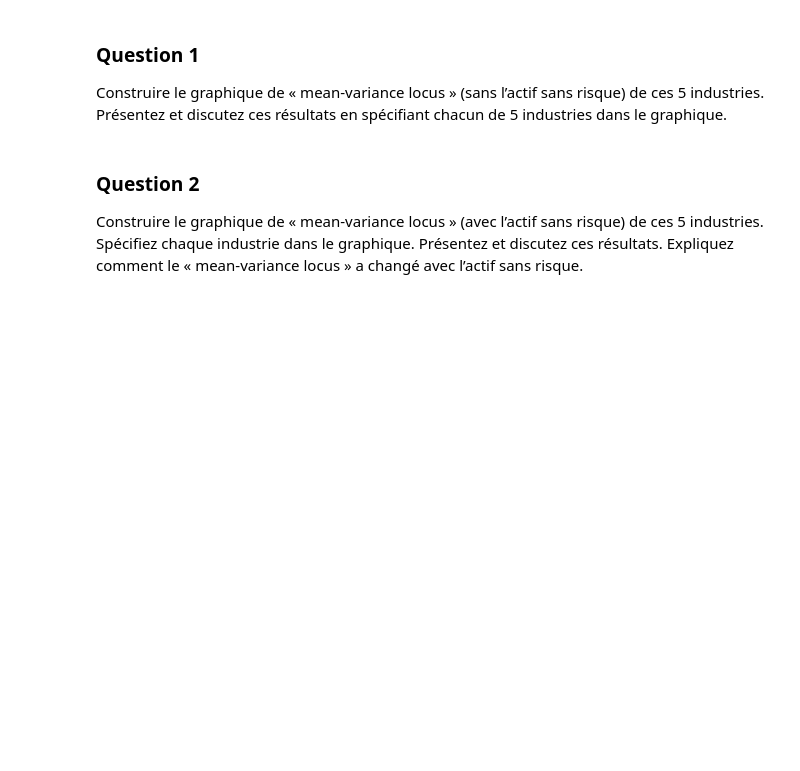
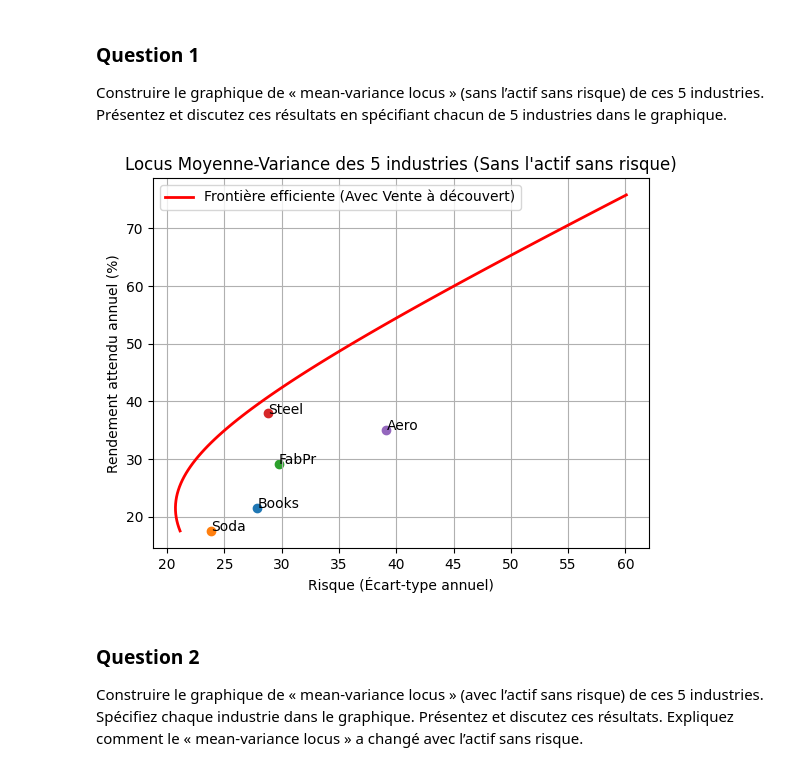
Before and after one commit to fredpell1/gestion_portefeuille_tp1, a Jupyter notebook: src/tp1.ipynb, the cells around one changed output. Cells and saved outputs as stored; diff of their text form; code cells hidden in the pictures; blank space fills up the shorter version.

Commit message:
uniformiser graphes

```diff
--- a/src/tp1.ipynb
+++ b/src/tp1.ipynb
@@ -40,16 +43,19 @@ graphique.
 # %%
 weights,variances,returns,mu = efficient_frontier_closed_form(data_last_five_years,sigma,annualize=True)
 asset_sigmas = np.sqrt(np.diag(sigma.values * 12))
 for i, industry in enumerate(industries):
     plt.scatter(asset_sigmas[i], mu[i])
     plt.text(asset_sigmas[i], mu[i], industry)
 
 plt.plot(np.sqrt(variances), returns, color='red', linewidth=2, label='Frontière efficiente (Avec Vente à découvert)')
 plt.legend()
 plt.xlabel('Risque (Écart-type annuel)')
-plt.ylabel('Rendement attendu annuel')
-plt.title("Mean-Variance Locus des 5 industries (Sans l'actif sans risque)")
+plt.ylabel('Rendement attendu annuel (%)')
+plt.title("Locus Moyenne-Variance des 5 industries (Sans l'actif sans risque)")
+plt.grid(True)
 plt.show()
+# %% [output]
+[figure, added]
 # %% [markdown]
 ### Question 2
 Construire le graphique de « mean-variance locus » (avec l’actif sans risque) de ces 5
```
Also changed, not shown: parts of 9 cells of this notebook, 2 other files.
